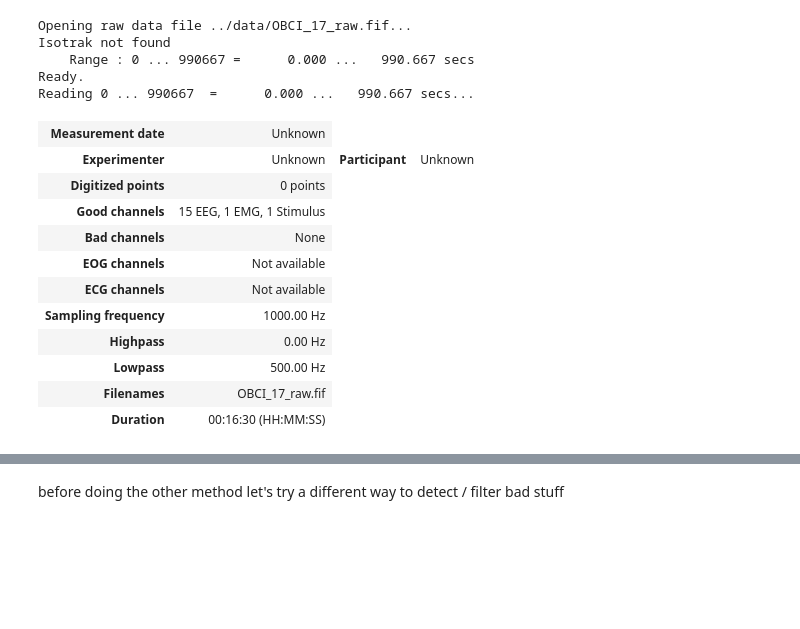
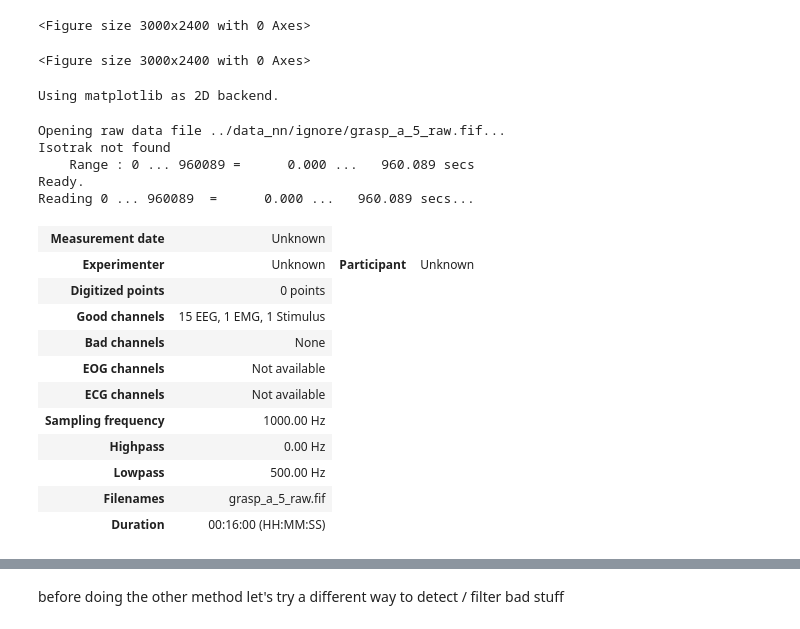
Before and after one commit to zeyus/CogNeuroExam, a Jupyter notebook: src/single_file_analysis_SD_clean4.ipynb, the cells around one changed output, grey strips where cells are left out. Saved outputs shown, nothing was run; the diff lists cells and outputs as text; code cells hidden in the pictures; blank space fills up the shorter version.

```diff
--- a/src/single_file_analysis_SD_clean4.ipynb
+++ b/src/single_file_analysis_SD_clean4.ipynb
@@ -8,37 +1,50 @@ import numpy as np
+# %%
+import mne
+import numpy as np
+import matplotlib.pyplot as plt
+from matplotlib.pyplot import figure
+plt.ioff()
+figure(figsize=(10, 8), dpi=300)
+# %% [output]
+<Figure size 3000x2400 with 0 Axes>
+<Figure size 3000x2400 with 0 Axes>
 # %%
 job_arg = 8
 # uncomment lines below to use CUDA
-# mne.utils.set_config('MNE_USE_CUDA', 'true')
-# job_arg = 'cuda'
+mne.utils.set_config('MNE_USE_CUDA', 'true')
+job_arg = 'cuda'
 
-# disable line below to enable interactive plots
-# mne.viz.set_browser_backend('matplotlib')
+# disable lines below to enable interactive plots
+mne.set_config('MNE_BROWSER_BACKEND', 'matplotlib')
+mne.viz.set_browser_backend('matplotlib')
+# %% [output]
+Using matplotlib as 2D backend.
 # %%
 # read mne-python format
-raw = mne.io.read_raw_fif('../data/OBCI_17_raw.fif')
+raw = mne.io.read_raw_fif('../data_nn/ignore/grasp_a_5_raw.fif')
 #raw_a = mne.io.read_raw_fif('../data/OBCI_16_raw.fif')
 #raw = mne.io.concatenate_raws([raw_l, raw_a])
 montage = mne.channels.make_standard_montage('standard_1020')
 raw.set_montage(montage, verbose=False)
 raw.load_data()
 raw.pick_types(emg=True, eeg=True, stim=True, exclude=[])
 # %% [output]
-Opening raw data file ../data/OBCI_17_raw.fif...
+Opening raw data file ../data_nn/ignore/grasp_a_5_raw.fif...
 Isotrak not found
-    Range : 0 ... 990667 =      0.000 ...   990.667 secs
+    Range : 0 ... 960089 =      0.000 ...   960.089 secs
 Ready.
-Reading 0 ... 990667  =      0.000 ...   990.667 secs...
+Reading 0 ... 960089  =      0.000 ...   960.089 secs...
 | Measurement date | Unknown |
 | Experimenter | Unknown | Participant | Unknown |
 | Digitized points | 0 points |
 | Good channels | 15 EEG, 1 EMG, 1 Stimulus |
 | Bad channels | None |
 | EOG channels | Not available |
 | ECG channels | Not available |
 | Sampling frequency | 1000.00 Hz |
 | Highpass | 0.00 Hz |
 | Lowpass | 500.00 Hz |
-| Filenames | OBCI_17_raw.fif |
-| Duration | 00:16:30 (HH:MM:SS) |
+| Filenames | grasp_a_5_raw.fif |
+| Duration | 00:16:00 (HH:MM:SS) |
 # %%
 
```
Also changed, not shown: parts of 7 cells of this notebook, 4 other files.
